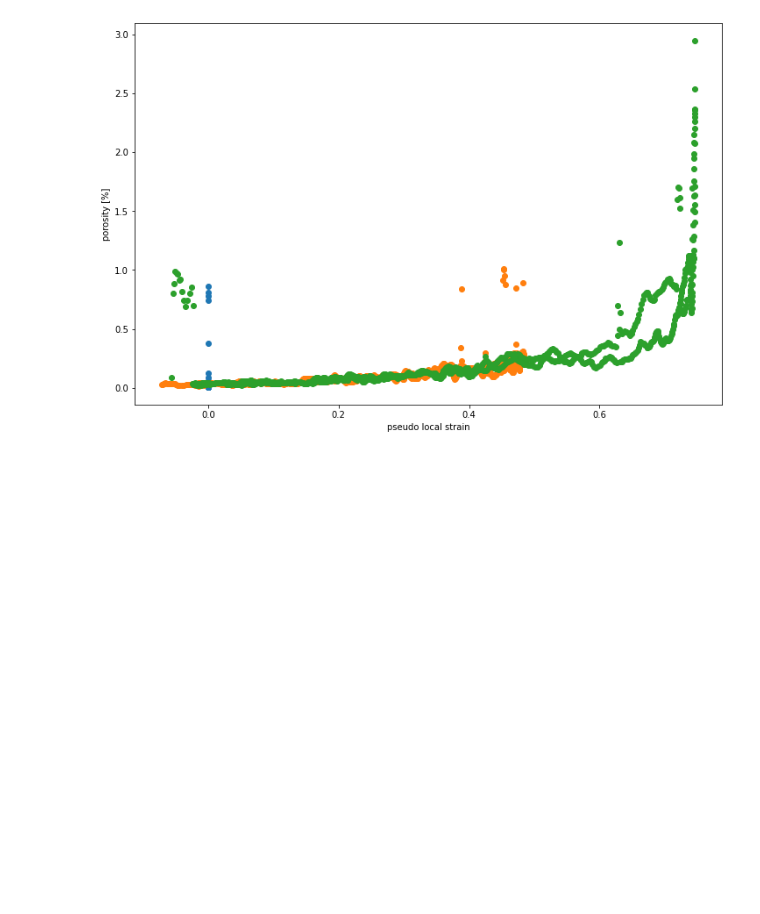
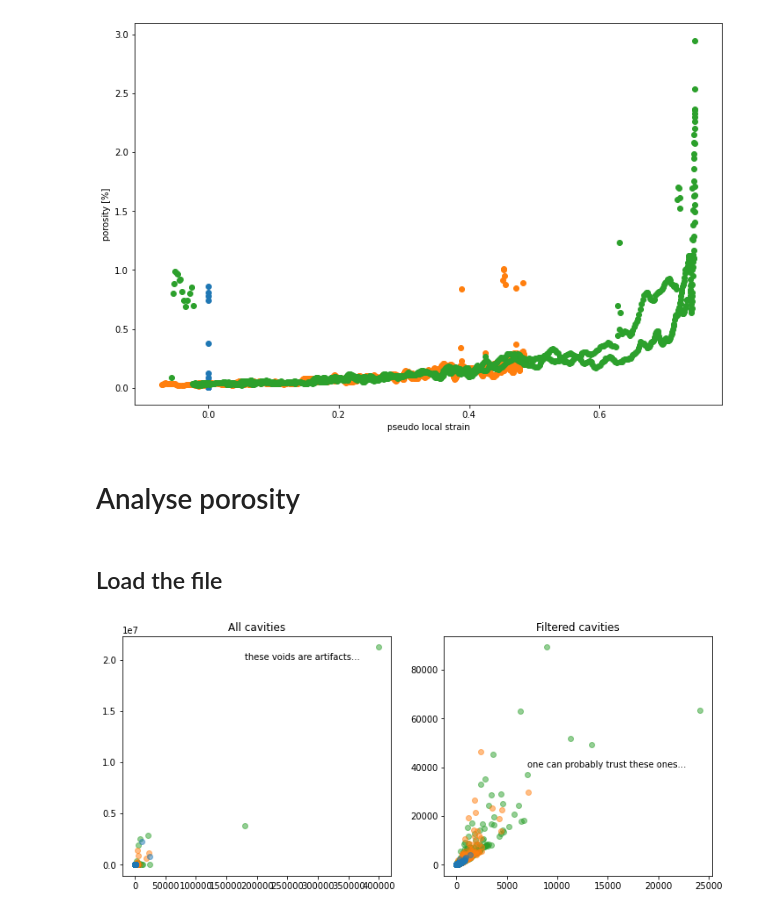
Before and after one commit to MEALORII/TP_tomo, a Jupyter notebook: script_fiji-py/MEALOR_TD_tomo-v2.ipynb, the cells around one changed output. Cells and saved outputs as stored; diff of their text form; code cells hidden in the pictures; blank space fills up the shorter version.

```diff
--- a/script_fiji-py/MEALOR_TD_tomo-v2.ipynb
+++ b/script_fiji-py/MEALOR_TD_tomo-v2.ipynb
@@ -139,3 +175,37 @@ plt.ylabel("porosity [%]")
 plt.show()
 # %% [output]
 [figure]
+# %% [markdown]
+# Analyse porosity
+# %% [markdown]
+## Load the file
+# %%
+data_csv_cav_analyse = sorted(glob(os.path.join(data_folder,"tptomo_*_cavites_3danalysis.csv")))
+data_cav_analyse = [pd.read_csv(d) for d in data_csv_cav_analyse]
+# %%
+# tentative to isolate artefacts/rings by comparing void volume
+# to the void bounding box volume
+# if the ratio is too large, this is a very weird shape, probably a ring...
+fig, (ax1, ax2) = plt.subplots(1, 2, figsize=(12,5))
+
+ax1.set_title("All cavities")
+for i, d in enumerate(data_cav_analyse):
+    ax1.scatter(d["Vol (pix)"], d["VolBounding (pix)"], alpha=0.5, zorder=3-i)
+
+ax1.text(180000, 2e7, "these voids are artifacts...")
+
+# the filterd data
+data_cav_analyse_filterd = []
+for d in data_cav_analyse:
+    d["vol_ratio"] = d["Vol (pix)"]/d["VolBounding (pix)"]
+    dd = d[d["vol_ratio"]>0.05]
+    data_cav_analyse_filterd.append(dd)
+
+ax2.set_title("Filtered cavities")
+for i, d in enumerate(data_cav_analyse_filterd):
+    ax2.scatter(d["Vol (pix)"], d["VolBounding (pix)"], alpha=0.5, zorder=3-i)
+ax2.text(7000, 40000, "one can probably trust these ones...")
+
+plt.show()
+# %% [output]
+[figure, added]
```
Also changed, not shown: parts of 6 cells of this notebook, 6 other files.
